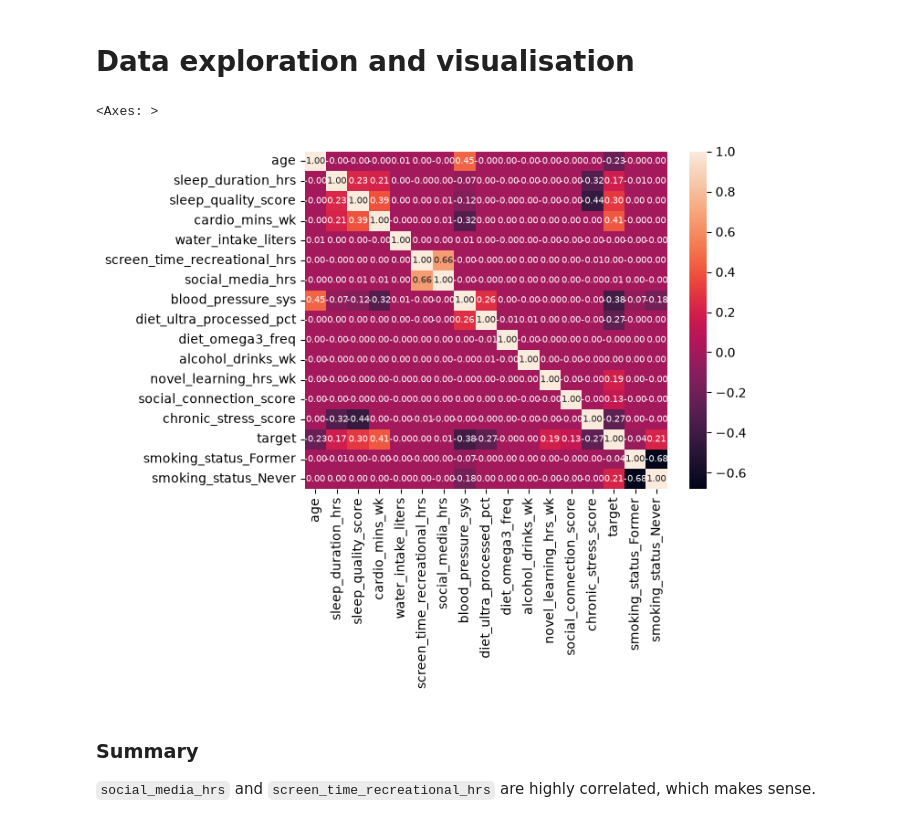
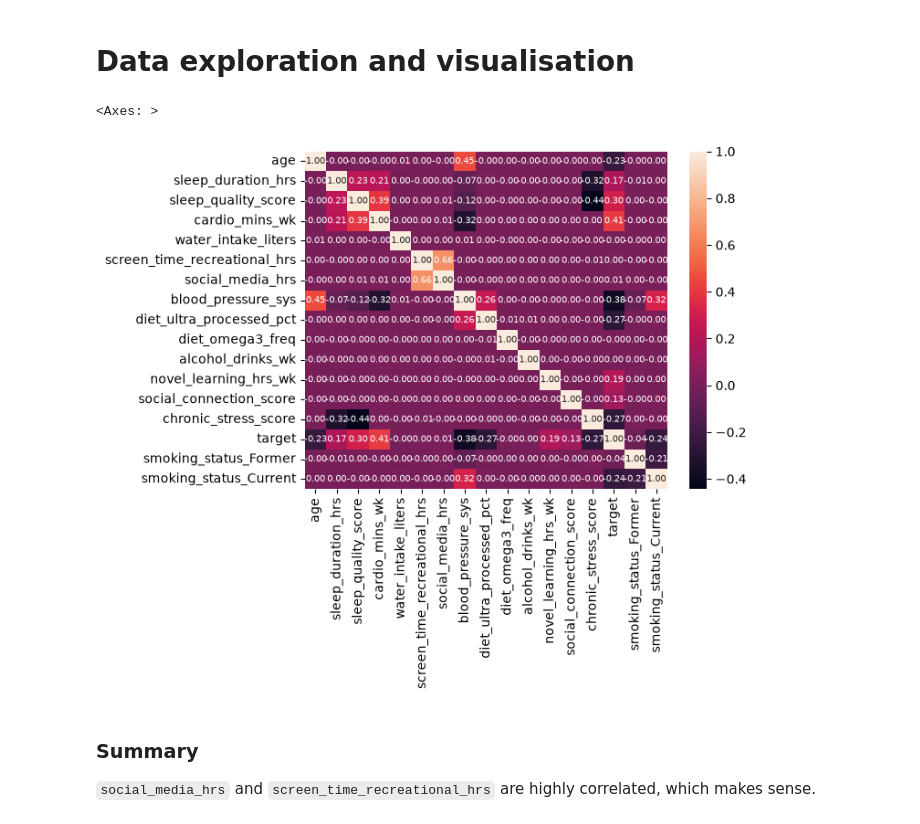
Before and after one commit to Behanix/dat200-ca5, a Jupyter notebook: notebook.ipynb, the cells around one changed output. Saved outputs shown, nothing was run; the diff lists cells and outputs as text; code cells hidden in the pictures.

```diff
--- a/notebook.ipynb
+++ b/notebook.ipynb
@@ -271,23 +277,24 @@ bounds = {
 # %% [markdown]
 Appllying lower and upper bounds to the dataset. Removing entire rows if any column has an invalid value.
 # %%
-print(len(df))
+print(len(df_train))
 
-def clean_data_set(df: pd.DataFrame) -> pd.DataFrame:
+def clean_data_set(df_train: pd.DataFrame) -> pd.DataFrame:
     """Cleans dataframe according to bounds. Returns cleaned dataframe."""
     conditions = []
     for feature, (lower, upper) in bounds.items():
+        col = df_train[feature]
         if upper is None:
-            conditions.append(df[feature] >= lower)
+            conditions.append(col.isna() | col >= lower)
         else:
-            conditions.append((df[feature] >= lower) & (df[feature] <= upper))
+            conditions.append(col.isna() | ((col >= lower) & (col <= upper)))
 
-    df = df[pd.concat(conditions, axis=1).all(axis=1)]
-    return df
+    df_train = df_train[pd.concat(conditions, axis=1).all(axis=1)]
+    return df_train
 
-df = clean_data_set(df)
+df_train = clean_data_set(df_train)
 
-print(len(df))
+print(len(df_train))
 # %% [output]
 162172
 152026
@@ -316,0 +303,22 @@ memory usage: 18.8 MB
+# %%
+def feature_to_categorical(df_train: pd.DataFrame) -> pd.DataFrame:
+
+    score_ranges = {
+        'sleep_quality_score': list(range(1, 11)),
+        'diet_omega3_freq': list(range(0, 8)),
+        'social_connection_score': list(range(1, 11)),
+        'chronic_stress_score': list(range(1, 11)),
+        'smoking_status': ['Never', 'Former', 'Current'] # should not be ordered?
+    }
+
+    for feature, categories in score_ranges.items():
+        dtype = pd.CategoricalDtype(
+            categories=categories,
+            ordered=True
+        )
+        df_train[feature] = df_train[feature].astype(dtype)
+
+    return df_train
+# %%
+df_train = feature_to_categorical(df_train)
+df_train.info()
@@ -317,15 +343,18 @@ memory usage: 18.8 MB
 # %% [markdown]
 # Data exploration and visualisation
+# %%
+df_train_heatmap = df_train.copy()
+df_train_heatmap = pd.get_dummies(df_train_heatmap, columns=['smoking_status'], drop_first=True)
 # %%
 sns.heatmap(
-    df.corr(),
+    df_train_heatmap.corr(),
     annot=True,
     fmt=".2f",
     annot_kws={'size': 7}
 )
 # %% [output]
 <Axes: >
-[figure, old version]
+[figure, new version]
 # %% [markdown]
 ### Summary
 
```
Also changed, not shown: parts of 35 cells of this notebook.
